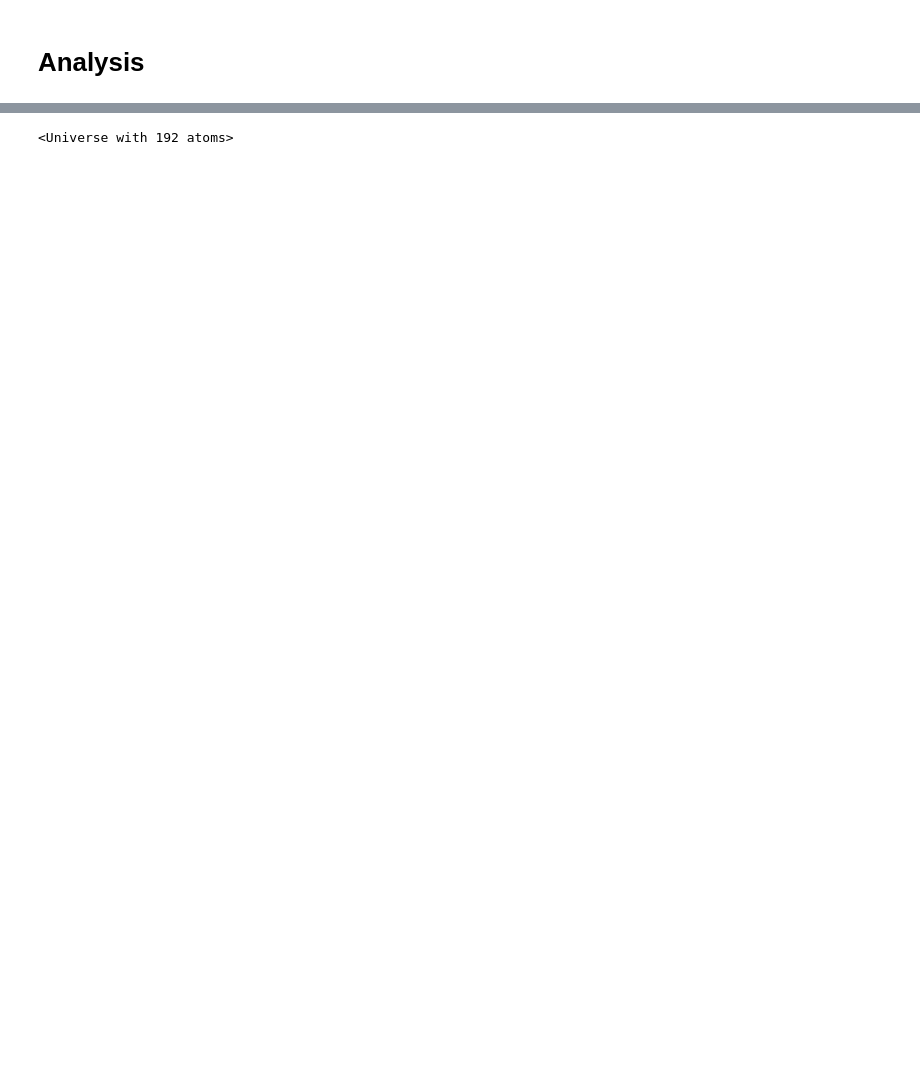
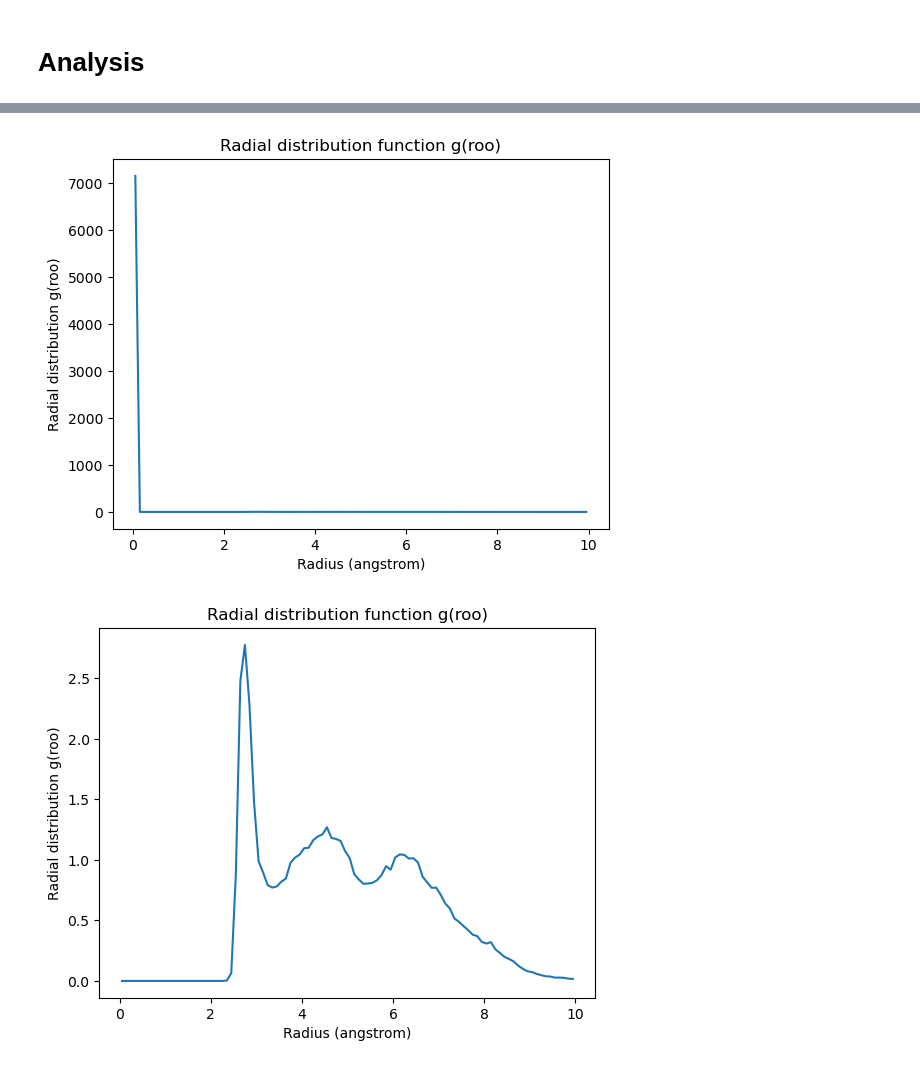
Before and after one commit to cl6661/comp-lab-class, a Jupyter notebook: Week12/Analysis/Analysis.ipynb, the cells around one changed output, grey strips where cells are left out. Drawn from its saved outputs; the diff is of its cells as text; code cells hidden in the pictures; blank space fills up the shorter version.

```diff
--- a/Week12/Analysis/Analysis.ipynb
+++ b/Week12/Analysis/Analysis.ipynb
@@ -30,7 +35,32 @@ plt.show()
-# %%
-# Use MDAnalysis to read in the xyz trajectory file
-u = MDAnalysis.Universe('../Runs/Water/water_aimd_1ps_every0.5fs-pos-1.xyz')
-print(u)
-# set the box size (12.42^3 angstroms)
-# %% [output]
-<Universe with 192 atoms>
+# %%
+# Use MDAnalysis to read in the xyz trajectory file
+u = MDAnalysis.Universe('../Runs/Water/water.xyz','../Runs/Water/water_aimd_1ps_every0.5fs-pos-1.xyz', topology_format="xyz")
+# set the box size (12.42^3 angstroms)
+dim = [12.42, 12.42, 12.42, 90, 90, 90]
+# Use MDAanalysis to set box dimensions
+transform = MDAnalysis.transformations.boxdimensions.set_dimensions(dim)
+u.trajectory.add_transformations(transform)
+# selecting the oxygen atoms for the rdf calculation
+oxygen = u.select_atoms('type O')
+# calculating the rdf
+g_oxygen = rdf.InterRDF(oxygen, oxygen, nbins=100, range=(0.0, 10.0))
+g_oxygen.run()
+# Plot the rdf
+plt.plot(g_oxygen.bins, g_oxygen.rdf)
+plt.xlabel('Radius (angstrom)')
+plt.ylabel('Radial distribution g(roo)')
+plt.title('Radial distribution function g(roo)')
+# plt.savefig('g_11_T1.5.pdf', format='pdf',bbox_inches='tight',pad_inches=0.1)
+plt.show()
+
+g_oxygen = rdf.InterRDF(oxygen, oxygen, nbins=100, range=(0.0, 10.0), exclusion_block=(1, 1))
+g_oxygen.run()
+plt.plot(g_oxygen.bins, g_oxygen.rdf)
+plt.xlabel('Radius (angstrom)')
+plt.ylabel('Radial distribution g(roo)')
+plt.title('Radial distribution function g(roo)')
+plt.savefig('../Figures/g_oo.pdf', format='pdf',bbox_inches='tight',pad_inches=0.1)
+plt.show()
+# %% [output]
+[figure, added]
+[figure, added]
```
Also changed, not shown: parts of 8 cells of this notebook, 46 other files.
